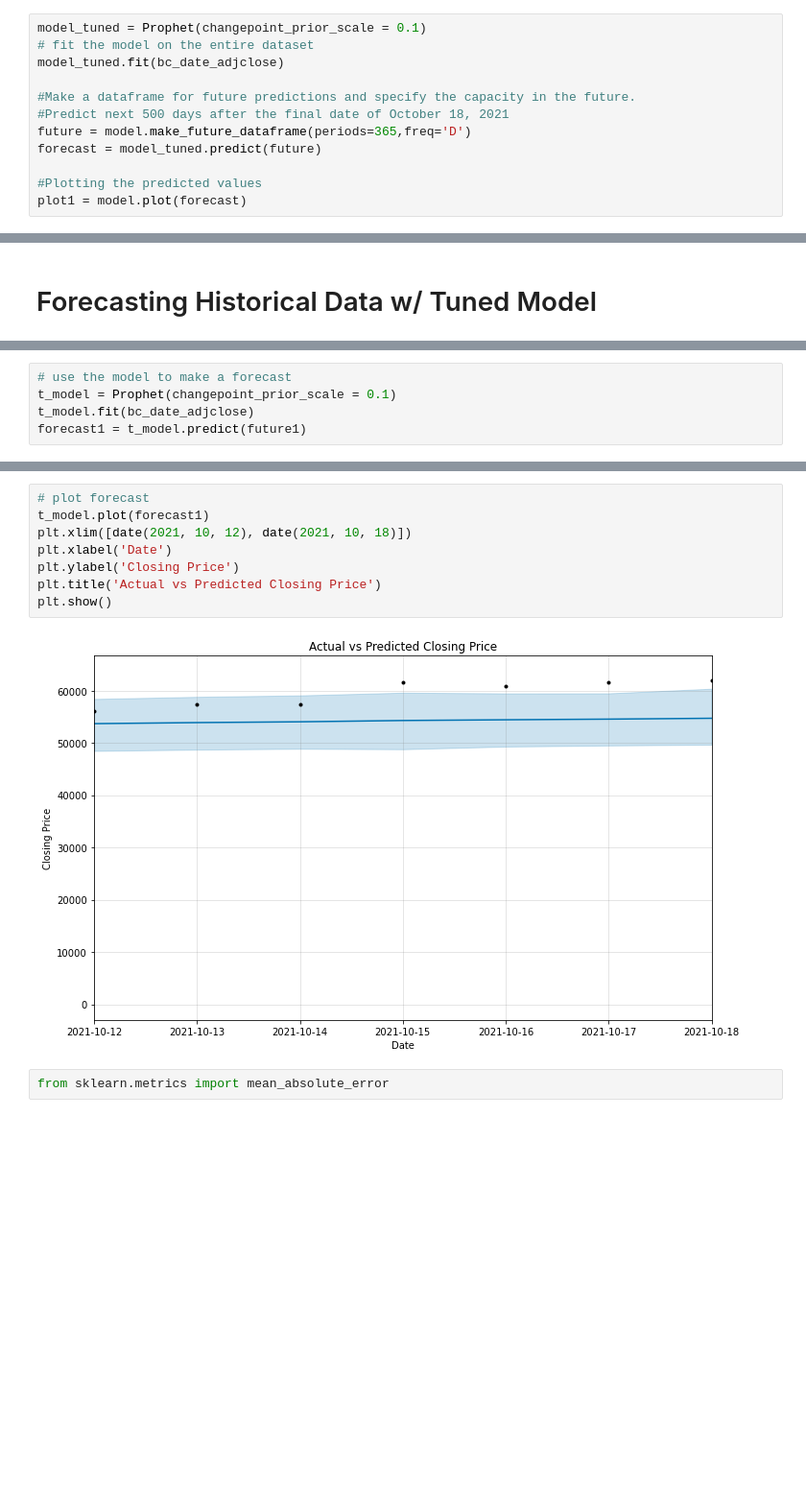
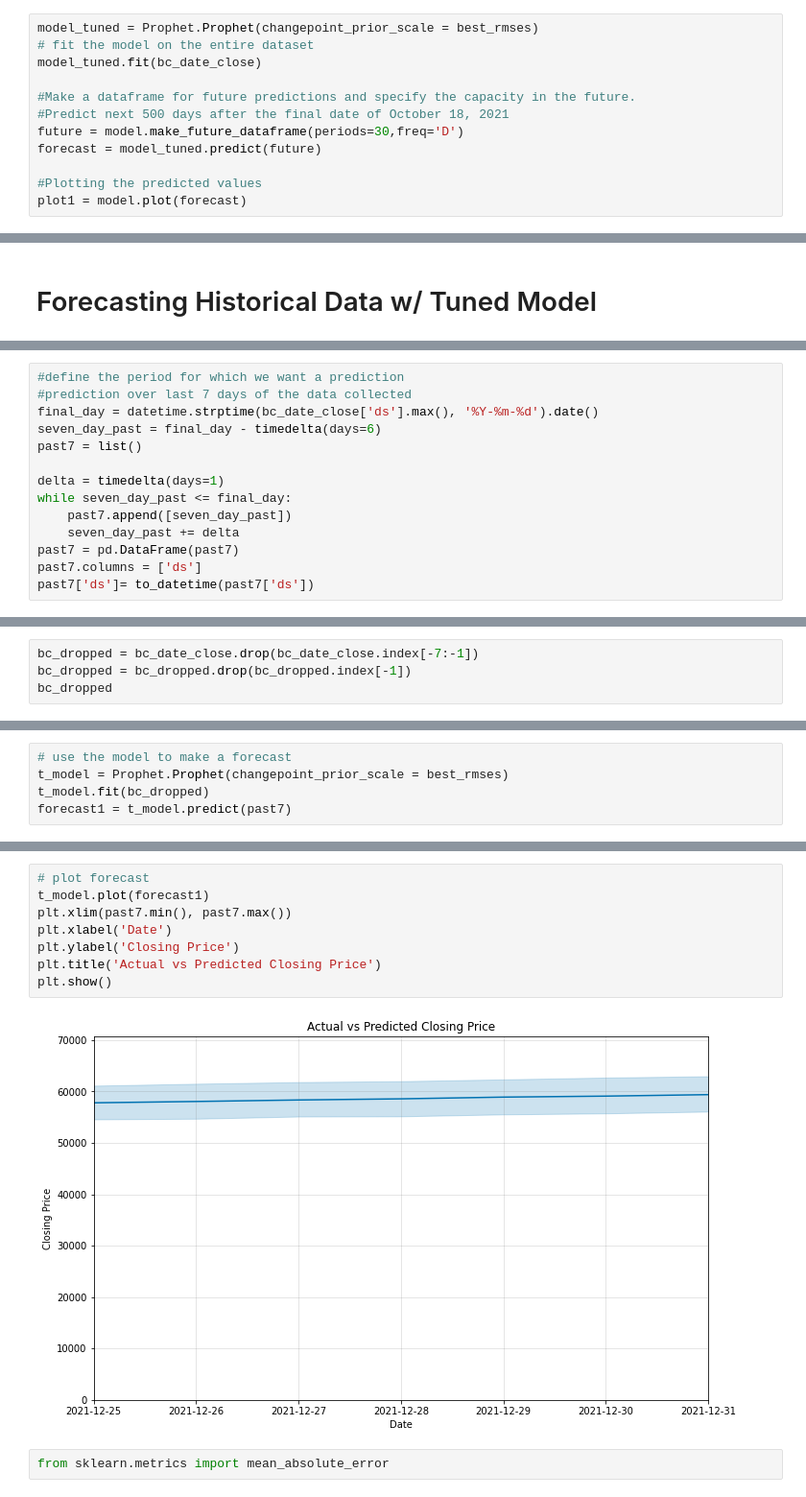
Before and after one commit to General2096/Sprinboard, a Jupyter notebook: Bitcoin/Bitcoin_Modeling.ipynb, the cells around one changed output, grey strips where cells are left out. Shown at 96% size. Drawn from its saved outputs; the diff is of its cells as text; blank space fills up the shorter version.

```diff
--- a/Bitcoin/Bitcoin_Modeling.ipynb
+++ b/Bitcoin/Bitcoin_Modeling.ipynb
@@ -148,11 +163,11 @@ INFO:fbprophet:Applying in parallel with <concurrent.futures.process.ProcessPool
 # %%
-model_tuned = Prophet(changepoint_prior_scale = 0.1)
+model_tuned = Prophet.Prophet(changepoint_prior_scale = best_rmses)
 # fit the model on the entire dataset
-model_tuned.fit(bc_date_adjclose)
+model_tuned.fit(bc_date_close)
 
 #Make a dataframe for future predictions and specify the capacity in the future.
 #Predict next 500 days after the final date of October 18, 2021
-future = model.make_future_dataframe(periods=365,freq='D')
+future = model.make_future_dataframe(periods=30,freq='D')
 forecast = model_tuned.predict(future)
 
 #Plotting the predicted values
@@ -179,0 +183,14 @@ future1['ds']= to_datetime(future1['ds'])
+# %%
+#define the period for which we want a prediction
+#prediction over last 7 days of the data collected
+final_day = datetime.strptime(bc_date_close['ds'].max(), '%Y-%m-%d').date()
+seven_day_past = final_day - timedelta(days=6)
+past7 = list()
+
+delta = timedelta(days=1)
+while seven_day_past <= final_day:
+    past7.append([seven_day_past])
+    seven_day_past += delta
+past7 = pd.DataFrame(past7)
+past7.columns = ['ds']
+past7['ds']= to_datetime(past7['ds'])
@@ -179,0 +208,4 @@ future1['ds']= to_datetime(future1['ds'])
+# %%
+bc_dropped = bc_date_close.drop(bc_date_close.index[-7:-1])
+bc_dropped = bc_dropped.drop(bc_dropped.index[-1])
+bc_dropped
@@ -180,6 +226,6 @@ future1['ds']= to_datetime(future1['ds'])
 # %%
 # use the model to make a forecast
-t_model = Prophet(changepoint_prior_scale = 0.1)
-t_model.fit(bc_date_adjclose)
-forecast1 = t_model.predict(future1)
+t_model = Prophet.Prophet(changepoint_prior_scale = best_rmses)
+t_model.fit(bc_dropped)
+forecast1 = t_model.predict(past7)
 # %% [output]
@@ -187,13 +233,13 @@ INFO:fbprophet:Disabling daily seasonality. Run prophet with daily_seasonality=T
 # %%
 # plot forecast
 t_model.plot(forecast1)
-plt.xlim([date(2021, 10, 12), date(2021, 10, 18)])
+plt.xlim(past7.min(), past7.max())
 plt.xlabel('Date')
 plt.ylabel('Closing Price')
 plt.title('Actual vs Predicted Closing Price')
 plt.show()
 # %% [output]
-[figure, old version]
+[figure, new version]
 # %%
 from sklearn.metrics import mean_absolute_error
 # %%
```
Also changed, not shown: parts of 48 cells of this notebook, 8 other files.
